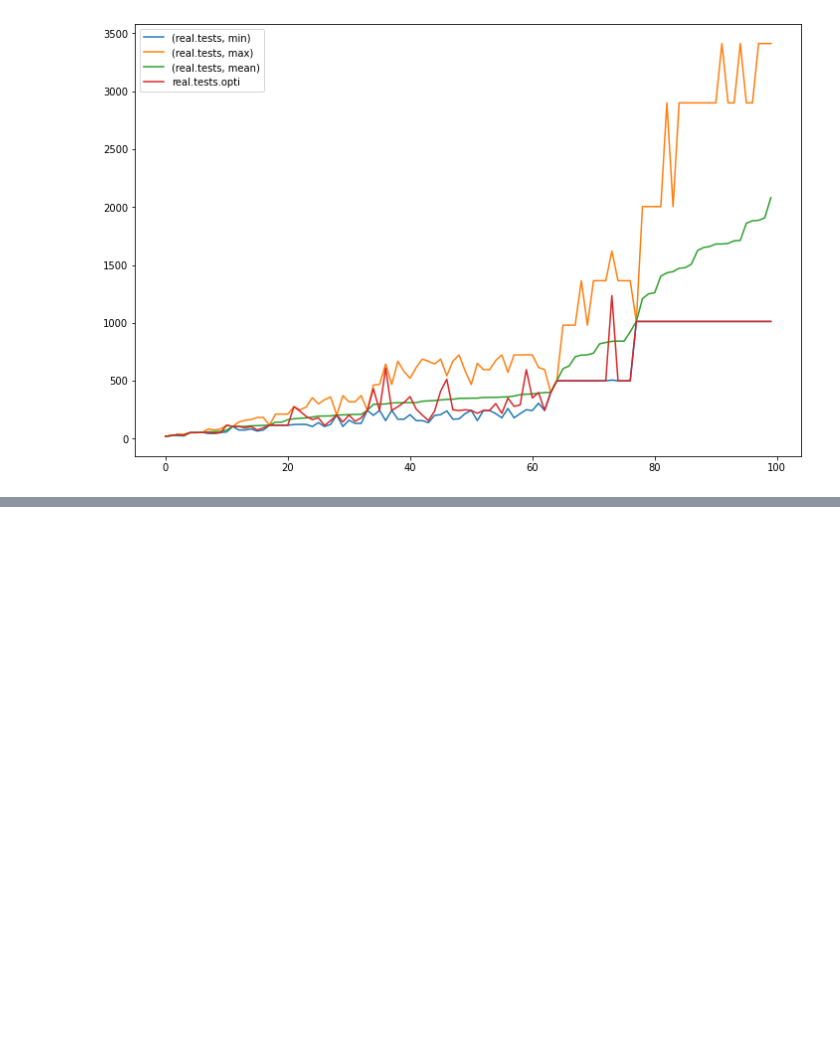
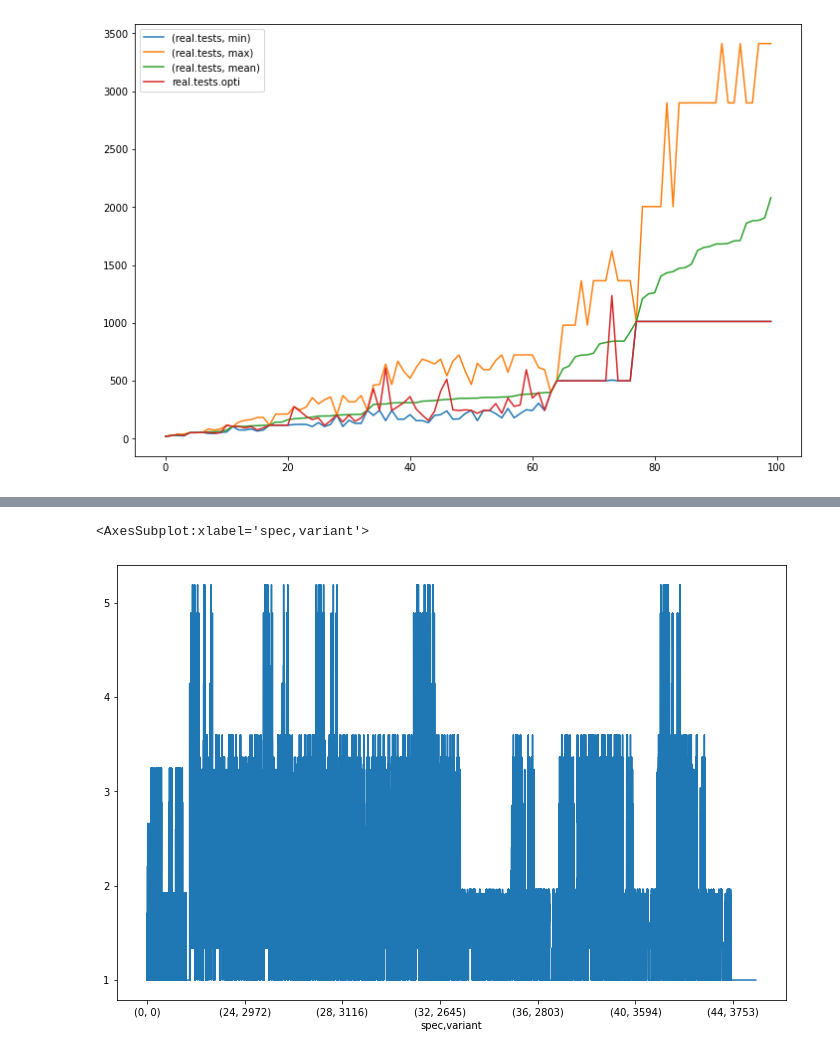
Before and after one commit to PaulRaUnite/ccsl-rs, a Jupyter notebook: plotter/comparison.ipynb, the cells around one changed output, grey strips where cells are left out. Saved outputs shown, nothing was run; the diff lists cells and outputs as text; code cells hidden in the pictures; blank space fills up the shorter version.

```diff
--- a/plotter/comparison.ipynb
+++ b/plotter/comparison.ipynb
@@ -178,0 +197,5 @@ d.plot(figsize=(12,8))
+# %%
+(comparison_squished["limit.downs"]/comparison_squished["real.downs"]).plot(figsize=(12,8))
+# %% [output]
+<AxesSubplot:xlabel='spec,variant'>
+[figure, added]
```
Also changed, not shown: parts of 9 cells of this notebook, 9 other files.
